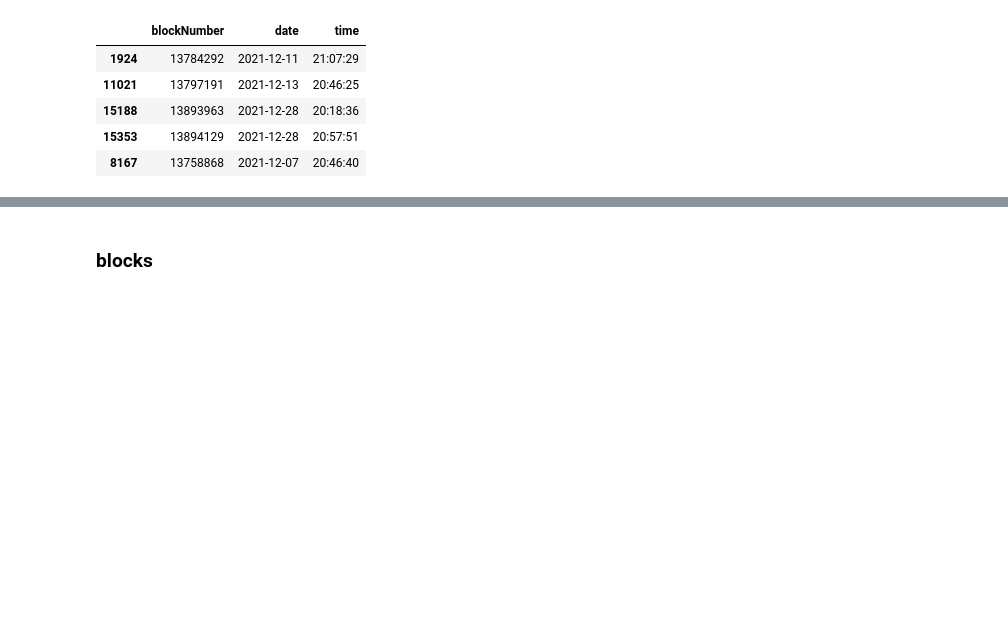
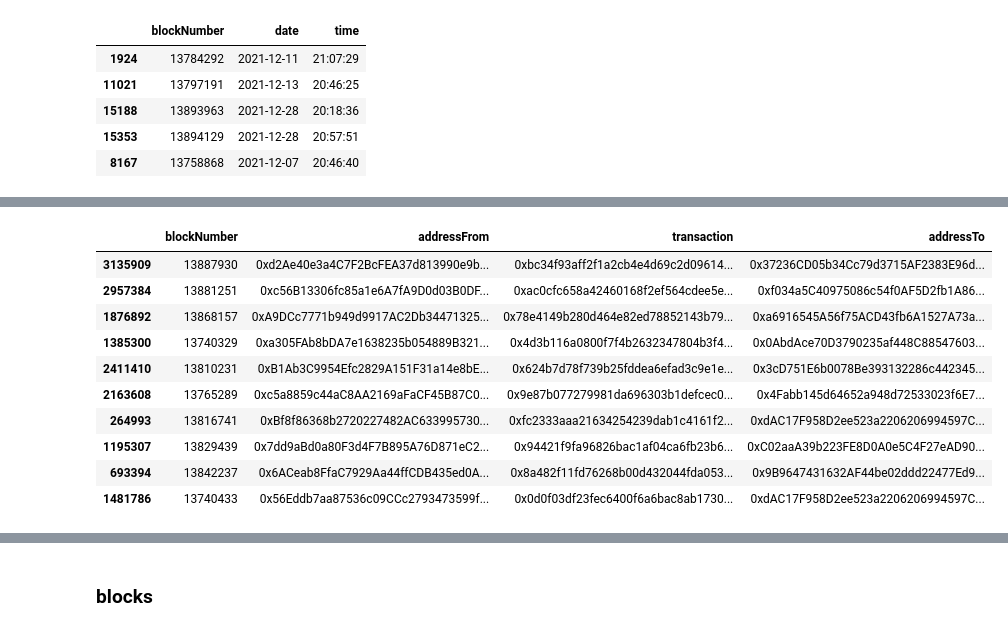
Before and after one commit to mello9999/etherBot, a Jupyter notebook: src/analytics/transform.ipynb, the cells around one changed output, grey strips where cells are left out. Cells and saved outputs as stored; diff of their text form; code cells hidden in the pictures; blank space fills up the shorter version.

```diff
--- a/src/analytics/transform.ipynb
+++ b/src/analytics/transform.ipynb
@@ -904,0 +919,14 @@ data_date.sample(5)
+# %%
+addressData.sample(10)
+# %% [output]
+|  | blockNumber | addressFrom | transaction | addressTo |
+| 3135909 | 13887930 | 0xd2Ae40e3a4C7F2BcFEA37d813990e9b... | 0xbc34f93aff2f1a2cb4e4d69c2d09614... | 0x37236CD05b34Cc79d3715AF2383E96d... |
+| 2957384 | 13881251 | 0xc56B13306fc85a1e6A7fA9D0d03B0DF... | 0xac0cfc658a42460168f2ef564cdee5e... | 0xf034a5C40975086c54f0AF5D2fb1A86... |
+| 1876892 | 13868157 | 0xA9DCc7771b949d9917AC2Db34471325... | 0x78e4149b280d464e82ed78852143b79... | 0xa6916545A56f75ACD43fb6A1527A73a... |
+| 1385300 | 13740329 | 0xa305FAb8bDA7e1638235b054889B321... | 0x4d3b116a0800f7f4b2632347804b3f4... | 0x0AbdAce70D3790235af448C88547603... |
+| 2411410 | 13810231 | 0xB1Ab3C9954Efc2829A151F31a14e8bE... | 0x624b7d78f739b25fddea6efad3c9e1e... | 0x3cD751E6b0078Be393132286c442345... |
+| 2163608 | 13765289 | 0xc5a8859c44aC8AA2169aFaCF45B87C0... | 0x9e87b077279981da696303b1defcec0... | 0x4Fabb145d64652a948d72533023f6E7... |
+| 264993 | 13816741 | 0xBf8f86368b2720227482AC633995730... | 0xfc2333aaa21634254239dab1c4161f2... | 0xdAC17F958D2ee523a2206206994597C... |
+| 1195307 | 13829439 | 0x7dd9aBd0a80F3d4F7B895A76D871eC2... | 0x94421f9fa96826bac1af04ca6fb23b6... | 0xC02aaA39b223FE8D0A0e5C4F27eAD90... |
+| 693394 | 13842237 | 0x6ACeab8FfaC7929Aa44ffCDB435ed0A... | 0x8a482f11fd76268b00d432044fda053... | 0x9B9647431632AF44be02ddd22477Ed9... |
+| 1481786 | 13740433 | 0x56Eddb7aa87536c09CCc2793473599f... | 0x0d0f03df23fec6400f6a6bac8ab1730... | 0xdAC17F958D2ee523a2206206994597C... |
```
Also changed, not shown: parts of 3 cells of this notebook.
